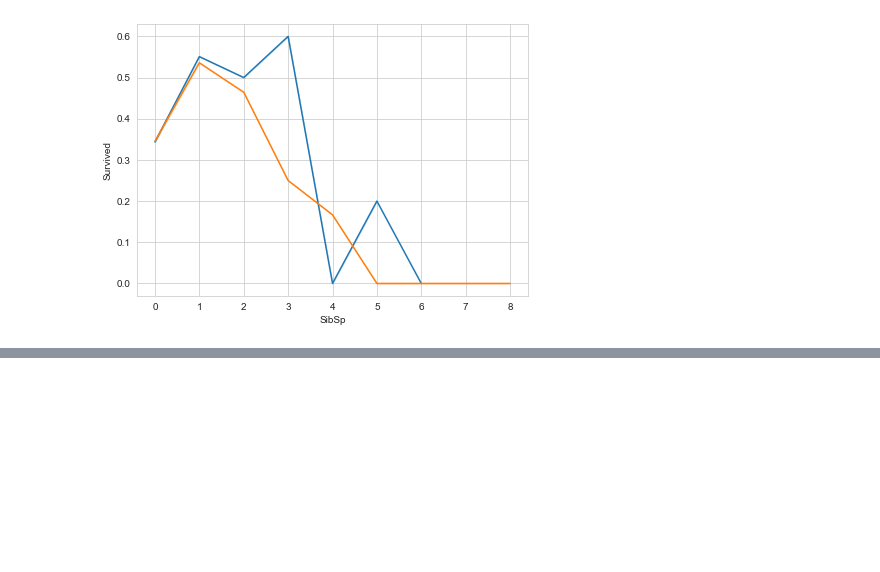
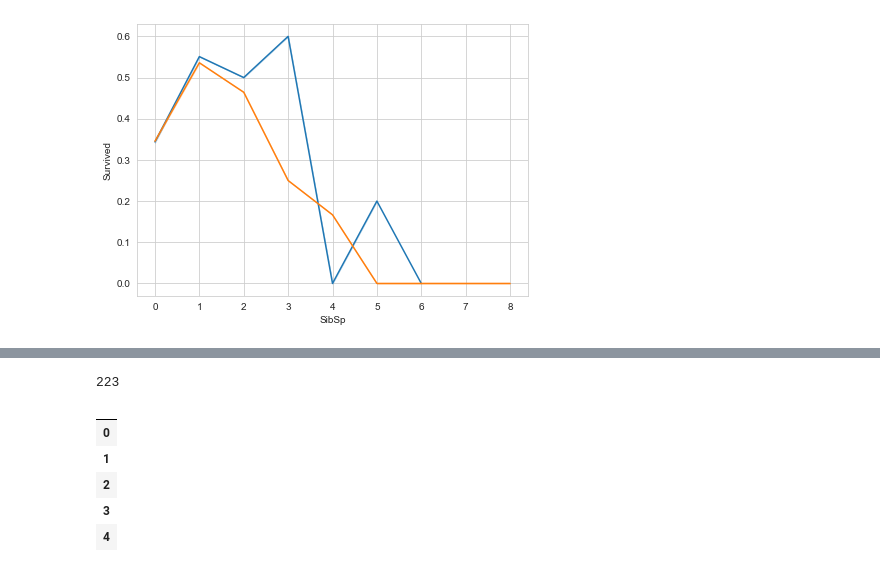
Before and after one commit to Blake-Manus/data-science-learning, a Jupyter notebook: titanic/titanic_analysis.ipynb, the cells around one changed output, grey strips where cells are left out. Drawn from its saved outputs; the diff is of its cells as text; code cells hidden in the pictures; blank space fills up the shorter version.

```diff
--- a/titanic/titanic_analysis.ipynb
+++ b/titanic/titanic_analysis.ipynb
@@ -241,0 +299,14 @@ test_data.shape
+# %%
+solution = test_data.drop(columns=['Pclass', 'Sex','Age', 'SibSp', 'Parch','Fare', 'Embarked'])
+pred_rfc.size
+# %% [output]
+223
+# %%
+solution.head()
+# %% [output]
+|  |
+| 0 |
+| 1 |
+| 2 |
+| 3 |
+| 4 |
```
Also changed, not shown: parts of 29 cells of this notebook.
